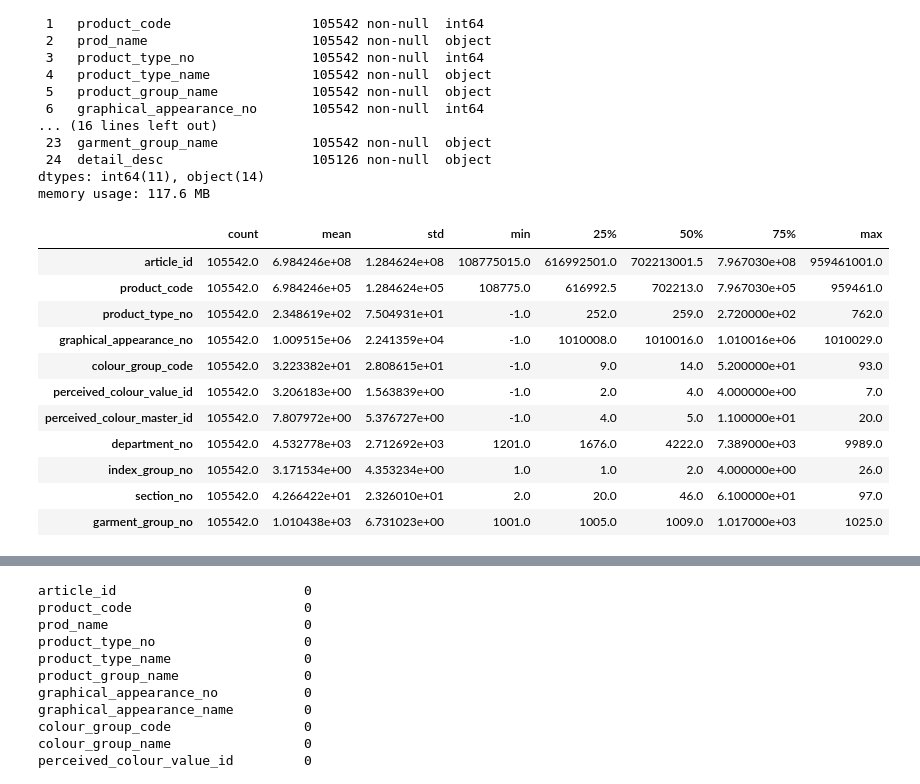
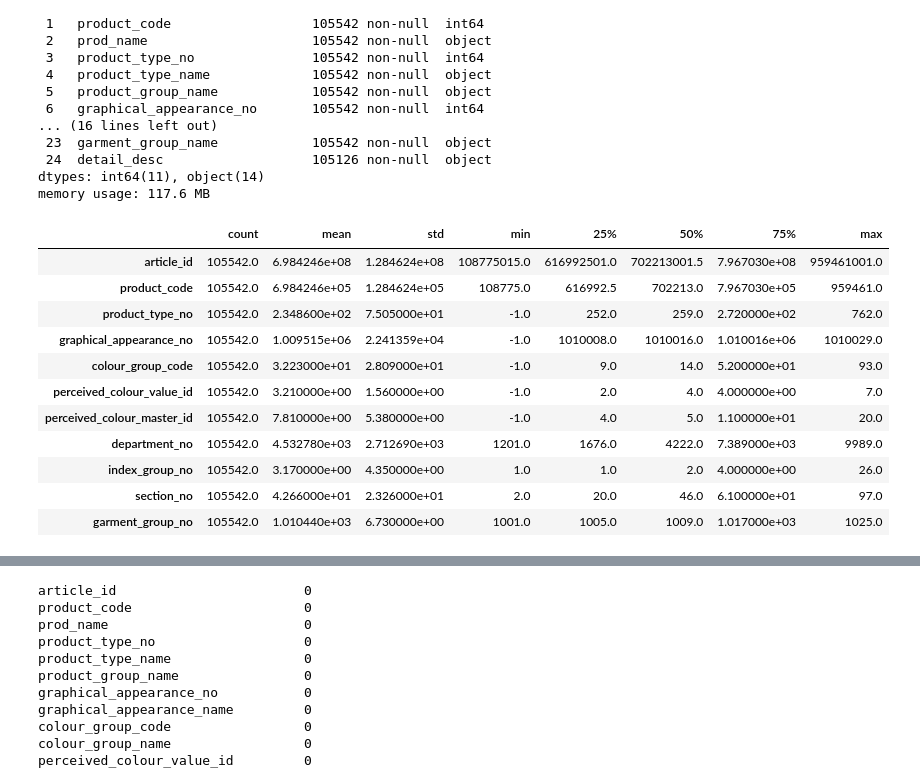
Before and after one commit to theflyingd/fashion-recommender, a Jupyter notebook: notebooks/Columsdescription_Martin.ipynb, the cells around one changed output, grey strips where cells are left out. Cells and saved outputs as stored; diff of their text form; code cells hidden in the pictures.

```diff
--- a/notebooks/Columsdescription_Martin.ipynb
+++ b/notebooks/Columsdescription_Martin.ipynb
@@ -151,17 +228,17 @@ Data columns (total 25 columns):
 dtypes: int64(11), object(14)
 memory usage: 117.6 MB
 # %%
-articles.describe().T
+round(articles.describe().T,2)
 # %% [output]
 |  | count | mean | std | min | 25% | 50% | 75% | max |
 | article_id | 105542.0 | 6.984246e+08 | 1.284624e+08 | 108775015.0 | 616992501.0 | 702213001.5 | 7.967030e+08 | 959461001.0 |
 | product_code | 105542.0 | 6.984246e+05 | 1.284624e+05 | 108775.0 | 616992.5 | 702213.0 | 7.967030e+05 | 959461.0 |
-| product_type_no | 105542.0 | 2.348619e+02 | 7.504931e+01 | -1.0 | 252.0 | 259.0 | 2.720000e+02 | 762.0 |
+| product_type_no | 105542.0 | 2.348600e+02 | 7.505000e+01 | -1.0 | 252.0 | 259.0 | 2.720000e+02 | 762.0 |
 | graphical_appearance_no | 105542.0 | 1.009515e+06 | 2.241359e+04 | -1.0 | 1010008.0 | 1010016.0 | 1.010016e+06 | 1010029.0 |
-| colour_group_code | 105542.0 | 3.223382e+01 | 2.808615e+01 | -1.0 | 9.0 | 14.0 | 5.200000e+01 | 93.0 |
-| perceived_colour_value_id | 105542.0 | 3.206183e+00 | 1.563839e+00 | -1.0 | 2.0 | 4.0 | 4.000000e+00 | 7.0 |
-| perceived_colour_master_id | 105542.0 | 7.807972e+00 | 5.376727e+00 | -1.0 | 4.0 | 5.0 | 1.100000e+01 | 20.0 |
-| department_no | 105542.0 | 4.532778e+03 | 2.712692e+03 | 1201.0 | 1676.0 | 4222.0 | 7.389000e+03 | 9989.0 |
-| index_group_no | 105542.0 | 3.171534e+00 | 4.353234e+00 | 1.0 | 1.0 | 2.0 | 4.000000e+00 | 26.0 |
-| section_no | 105542.0 | 4.266422e+01 | 2.326010e+01 | 2.0 | 20.0 | 46.0 | 6.100000e+01 | 97.0 |
-| garment_group_no | 105542.0 | 1.010438e+03 | 6.731023e+00 | 1001.0 | 1005.0 | 1009.0 | 1.017000e+03 | 1025.0 |
+| colour_group_code | 105542.0 | 3.223000e+01 | 2.809000e+01 | -1.0 | 9.0 | 14.0 | 5.200000e+01 | 93.0 |
+| perceived_colour_value_id | 105542.0 | 3.210000e+00 | 1.560000e+00 | -1.0 | 2.0 | 4.0 | 4.000000e+00 | 7.0 |
+| perceived_colour_master_id | 105542.0 | 7.810000e+00 | 5.380000e+00 | -1.0 | 4.0 | 5.0 | 1.100000e+01 | 20.0 |
+| department_no | 105542.0 | 4.532780e+03 | 2.712690e+03 | 1201.0 | 1676.0 | 4222.0 | 7.389000e+03 | 9989.0 |
+| index_group_no | 105542.0 | 3.170000e+00 | 4.350000e+00 | 1.0 | 1.0 | 2.0 | 4.000000e+00 | 26.0 |
+| section_no | 105542.0 | 4.266000e+01 | 2.326000e+01 | 2.0 | 20.0 | 46.0 | 6.100000e+01 | 97.0 |
+| garment_group_no | 105542.0 | 1.010440e+03 | 6.730000e+00 | 1001.0 | 1005.0 | 1009.0 | 1.017000e+03 | 1025.0 |
```
Also changed, not shown: parts of 40 cells of this notebook.
